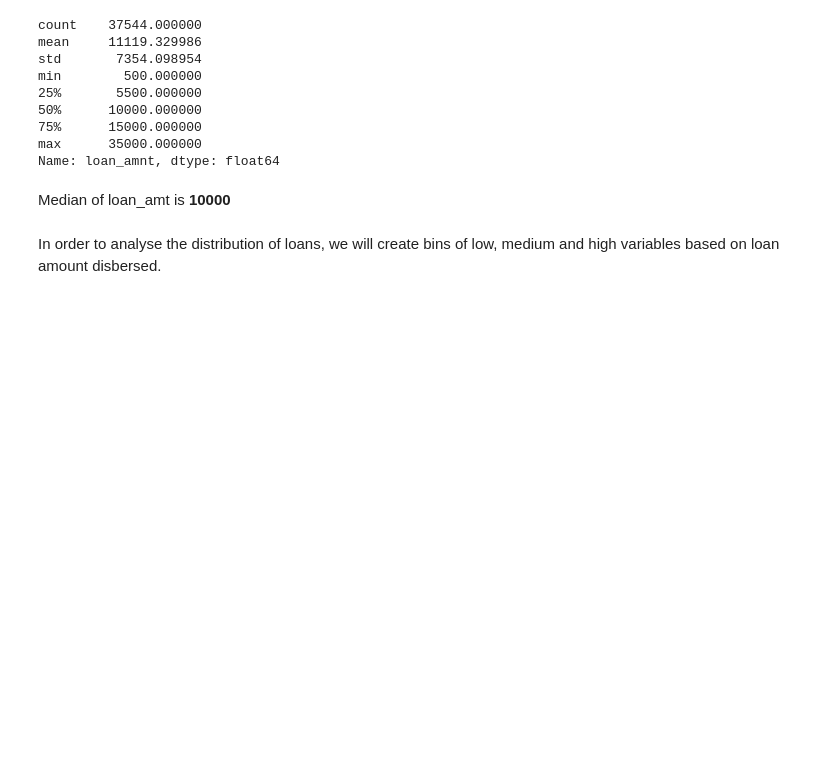
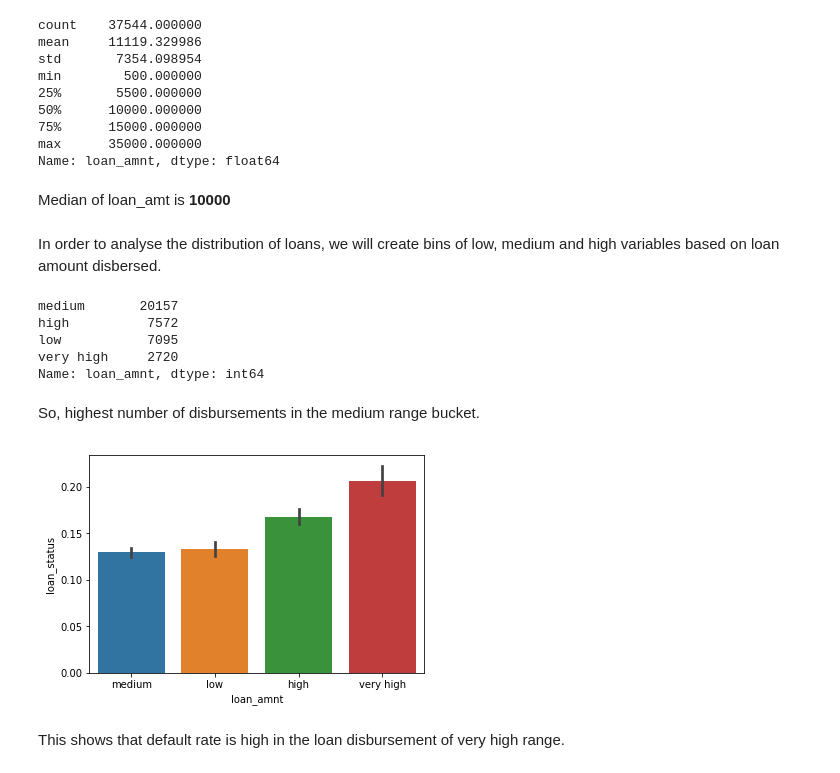
Before and after one commit to amnpandey/pgdml, a Jupyter notebook: LendingClub_assignment.ipynb, the cells around one changed output. Cells and saved outputs as stored; diff of their text form; code cells hidden in the pictures; blank space fills up the shorter version.

```diff
--- a/LendingClub_assignment.ipynb
+++ b/LendingClub_assignment.ipynb
@@ -622,3 +622,19 @@ def loan_amount(n):
 
 #apply the function to create bins
 df['loan_amnt'] = df['loan_amnt'].apply(lambda x: loan_amount(x))
+# %%
+df['loan_amnt'].value_counts()
+# %% [output]
+medium       20157
+high          7572
+low           7095
+very high     2720
+Name: loan_amnt, dtype: int64
+# %% [markdown]
+So, highest number of disbursements in the medium range bucket.
+# %%
+plot_cat('loan_amnt')
+# %% [output]
+[figure, added]
+# %% [markdown]
+This shows that default rate is high in the loan disbursement of very high range.
```
